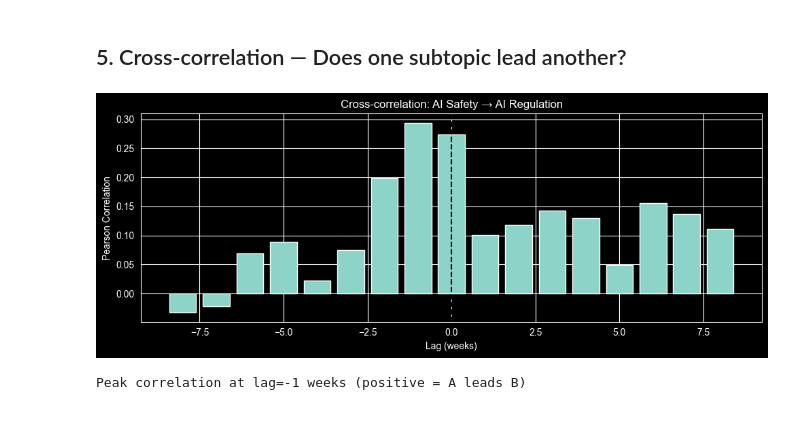
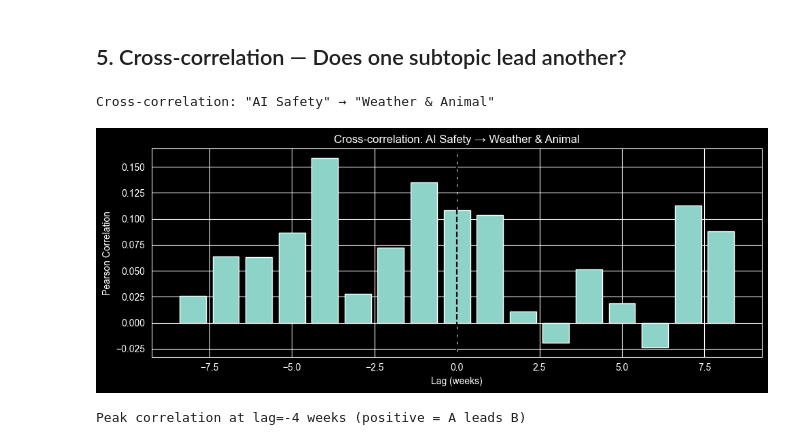
Before and after one commit to D33102/newslyze-final-proj, a Jupyter notebook: 05_mining_analysis.ipynb, the cells around one changed output. Cells and saved outputs as stored; diff of their text form; code cells hidden in the pictures.

```diff
--- a/05_mining_analysis.ipynb
+++ b/05_mining_analysis.ipynb
@@ -134,31 +152,41 @@ plt.show()
 # %% [markdown]
 ## 5. Cross-correlation — Does one subtopic lead another?
-# %%
-# Example: Does 'AI Safety' coverage precede 'AI Regulation'?
-TOPIC_A = 'AI Safety'
-TOPIC_B = 'AI Regulation'
-
-a = ts[ts['subtopic'] == TOPIC_A].set_index('week')['article_count'].resample('W').sum().fillna(0)
-b = ts[ts['subtopic'] == TOPIC_B].set_index('week')['article_count'].resample('W').sum().fillna(0)
-
-# Align on same index
-a, b = a.align(b, join='inner')
-
-lags = range(-8, 9)  # -8 to +8 weeks
-correlations = [a.corr(b.shift(lag)) for lag in lags]
-
-fig, ax = plt.subplots(figsize=(10, 4))
-ax.bar(lags, correlations)
-ax.axvline(0, color='black', linestyle='--')
-ax.set_xlabel('Lag (weeks)')
-ax.set_ylabel('Pearson Correlation')
-ax.set_title(f'Cross-correlation: {TOPIC_A} → {TOPIC_B}')
-plt.tight_layout()
-plt.savefig('data/cross_correlation.png', dpi=150)
-plt.show()
-
-best_lag = lags[correlations.index(max(correlations))]
-print(f'Peak correlation at lag={best_lag} weeks (positive = A leads B)')
-# %% [output]
-[figure, removed]
-Peak correlation at lag=-1 weeks (positive = A leads B)
+# %%
+# Cross-correlation: does one subtopic lead another?
+# After running NB 02, set TOPIC_A and TOPIC_B to two of your discovered subtopics.
+# Default picks the two largest topics automatically as a starting point.
+topic_sizes = ts.groupby('subtopic')['article_count'].sum().sort_values(ascending=False)
+TOPIC_A = topic_sizes.index[0] if len(topic_sizes) > 0 else subtopics[0]
+TOPIC_B = topic_sizes.index[11] if len(topic_sizes) > 1 else subtopics[1]
+
+# Override manually if desired, e.g.:
+# TOPIC_A = 'AI Safety & Alignment'
+# TOPIC_B = 'AI Regulation & Policy'
+
+print(f'Cross-correlation: "{TOPIC_A}" → "{TOPIC_B}"')
+
+a = ts[ts['subtopic'] == TOPIC_A].set_index('week')['article_count'].resample('W').sum().fillna(0)
+b = ts[ts['subtopic'] == TOPIC_B].set_index('week')['article_count'].resample('W').sum().fillna(0)
+
+# Align on same index
+a, b = a.align(b, join='inner')
+
+lags = range(-8, 9)  # -8 to +8 weeks
+correlations = [a.corr(b.shift(lag)) for lag in lags]
+
+fig, ax = plt.subplots(figsize=(10, 4))
+ax.bar(lags, correlations)
+ax.axvline(0, color='black', linestyle='--')
+ax.set_xlabel('Lag (weeks)')
+ax.set_ylabel('Pearson Correlation')
+ax.set_title(f'Cross-correlation: {TOPIC_A} → {TOPIC_B}')
+plt.tight_layout()
+plt.savefig('data/cross_correlation.png', dpi=150)
+plt.show()
+
+best_lag = list(lags)[correlations.index(max(correlations))]
+print(f'Peak correlation at lag={best_lag} weeks (positive = A leads B)')
+# %% [output]
+Cross-correlation: "AI Safety" → "Weather & Animal"
+[figure, added]
+Peak correlation at lag=-4 weeks (positive = A leads B)
```
Also changed, not shown: parts of 11 cells of this notebook, 8 other files.
